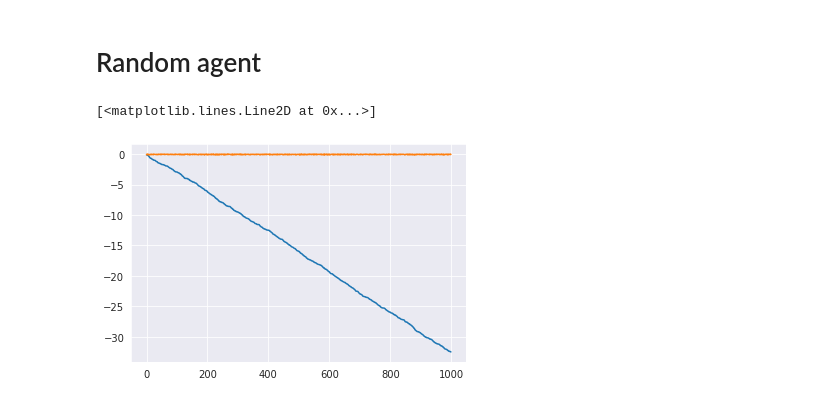
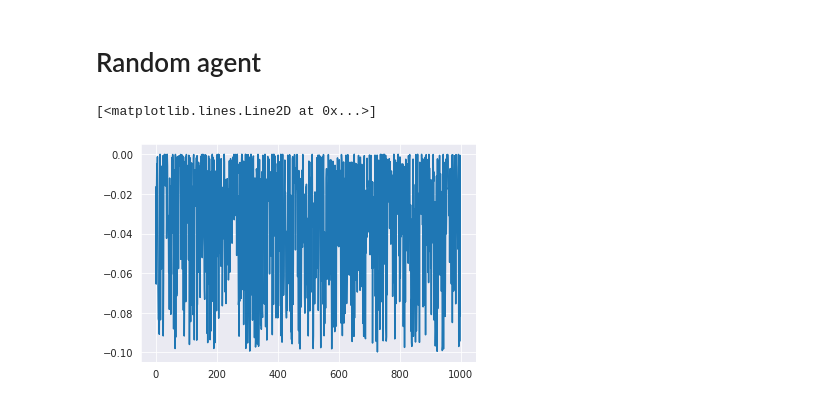
Before and after one commit to racousin/rl_introduction, a Jupyter notebook: notebooks/I) introduction_environment.ipynb, the cells around one changed output. Saved outputs shown, nothing was run; the diff lists cells and outputs as text; code cells hidden in the pictures.

```diff
--- a/notebooks/I) introduction_environment.ipynb
+++ b/notebooks/I) introduction_environment.ipynb
@@ -276,8 +276,7 @@ run = RunAgentEnv(agent_rand, env, 1000)
 # %%
 rewards = run.run_experiment()
 # %%
-plt.plot(rewards.cumsum())
 plt.plot(rewards)
 # %% [output]
 [<matplotlib.lines.Line2D at 0x...>]
-[figure, old version]
+[figure, new version]
```
Also changed, not shown: parts of 8 cells of this notebook, 15 other files.
